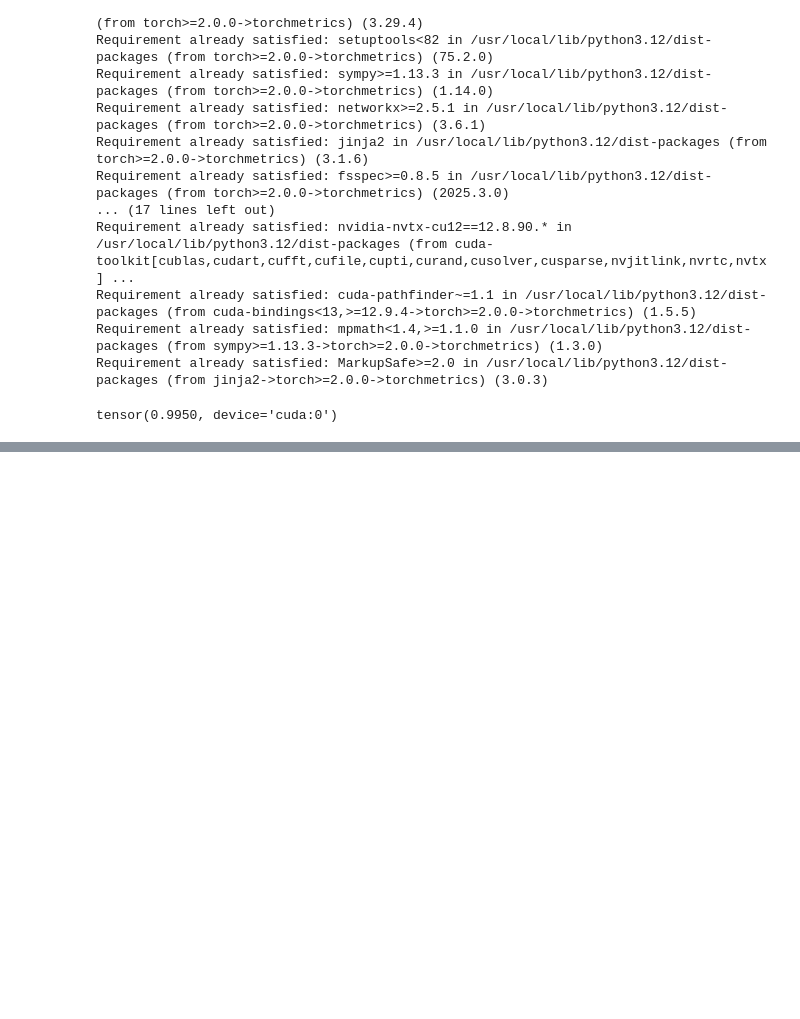
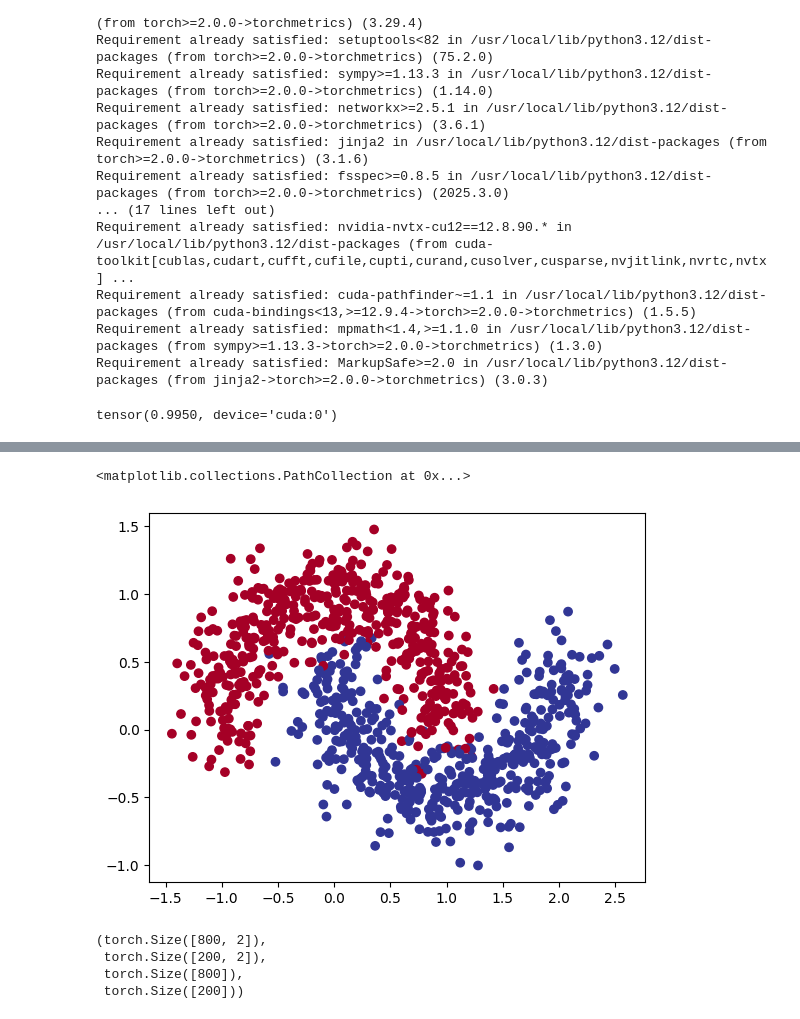
Before and after one commit to AD6767/pytorch_for_deep_learning, a Jupyter notebook: 02_pytorch_classification.ipynb, the cells around one changed output, grey strips where cells are left out. Saved outputs shown, nothing was run; the diff lists cells and outputs as text; code cells hidden in the pictures; blank space fills up the shorter version.

```diff
--- a/02_pytorch_classification.ipynb
+++ b/02_pytorch_classification.ipynb
@@ -1021,0 +1036,10 @@ tensor(0.9950, device='cuda:0')
+# %%
+
+
+# Create a dataset with Scikit-Learn's make_moons()
+from sklearn.datasets import make_moons
+
+X_blob, y_blob = make_moons(n_samples=1000,
+                            noise=0.2,
+                            random_state=RANDOM_SEED)
+X_blob.shape, y_blob.shape
@@ -1021,0 +1063,28 @@ tensor(0.9950, device='cuda:0')
+# %%
+# Visualize the data on a scatter plot
+import matplotlib.pyplot as plt
+
+plt.scatter(x=X_blob[:,0],
+            y=X_blob[:,1],
+            c=y_blob,
+            cmap=plt.cm.RdYlBu)
+# %% [output]
+<matplotlib.collections.PathCollection at 0x...>
+[figure, added]
+# %%
+# Turn data into tensors of dtype float
+X = torch.from_numpy(X_blob).type(torch.float32)
+# y = torch.from_numpy(y_blob).type(torch.LongTensor)
+y = torch.from_numpy(y_blob).type(torch.float32)
+
+# Split the data into train and test sets (80% train, 20% test)
+from sklearn.model_selection import train_test_split
+X_train, X_test, y_train, y_test = train_test_split(X, y,
+                                                    test_size=0.2,
+                                                    random_state=RANDOM_SEED)
+X_train.shape, X_test.shape, y_train.shape, y_test.shape
+# %% [output]
+(torch.Size([800, 2]),
+ torch.Size([200, 2]),
+ torch.Size([800]),
+ torch.Size([200]))
```
Also changed, not shown: parts of 26 cells of this notebook.
